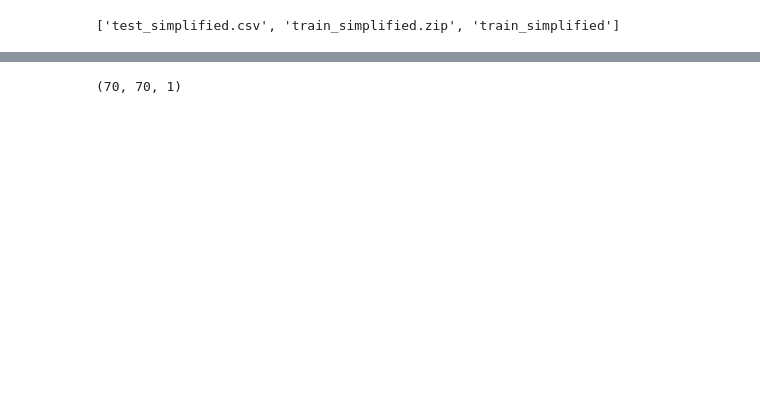
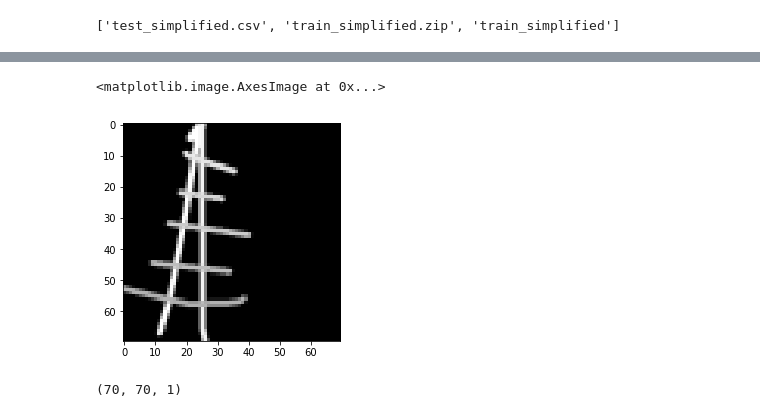
Before and after one commit to hasibzunair/kaggle-quickdraw, a Jupyter notebook: codes/simple-keras-train.ipynb, the cells around one changed output, grey strips where cells are left out. Cells and saved outputs as stored; diff of their text form; code cells hidden in the pictures; blank space fills up the shorter version.

```diff
--- a/codes/simple-keras-train.ipynb
+++ b/codes/simple-keras-train.ipynb
@@ -96,3 +119,9 @@ x_train.shape, y_train.shape, x_val.shape, y_val.shape
+# %%
+this = 1200
+plt.imshow(x_val[this], cmap='gray')
+# %% [output]
+<matplotlib.image.AxesImage at 0x...>
+[figure, added]
 # %%
 img_rows = 70
 img_cols = 70
```
Also changed, not shown: parts of 38 cells of this notebook.
